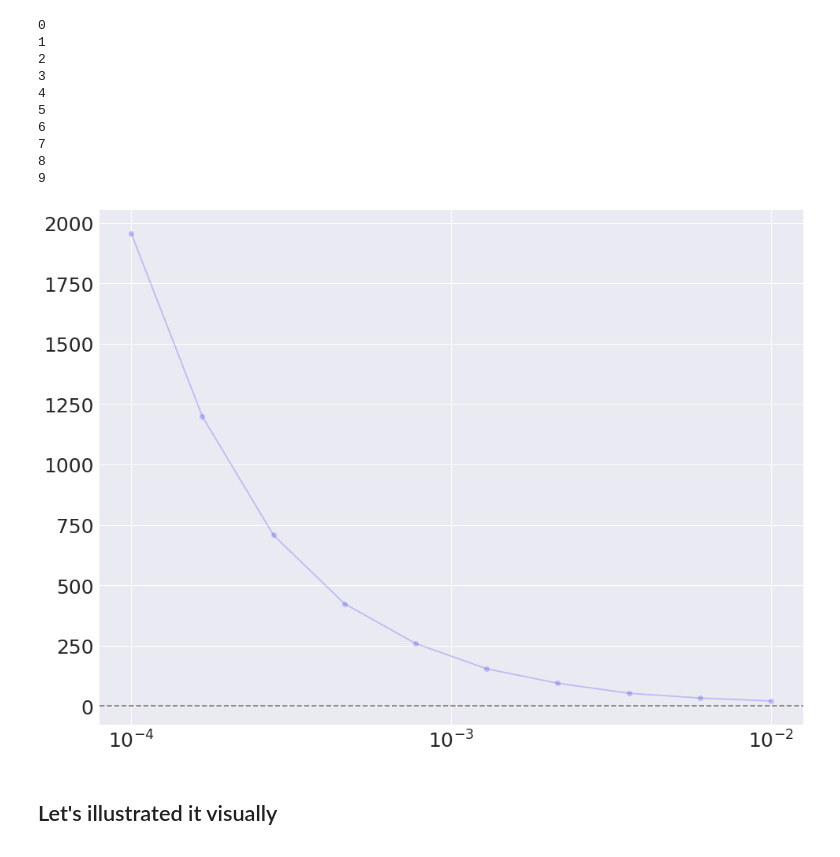
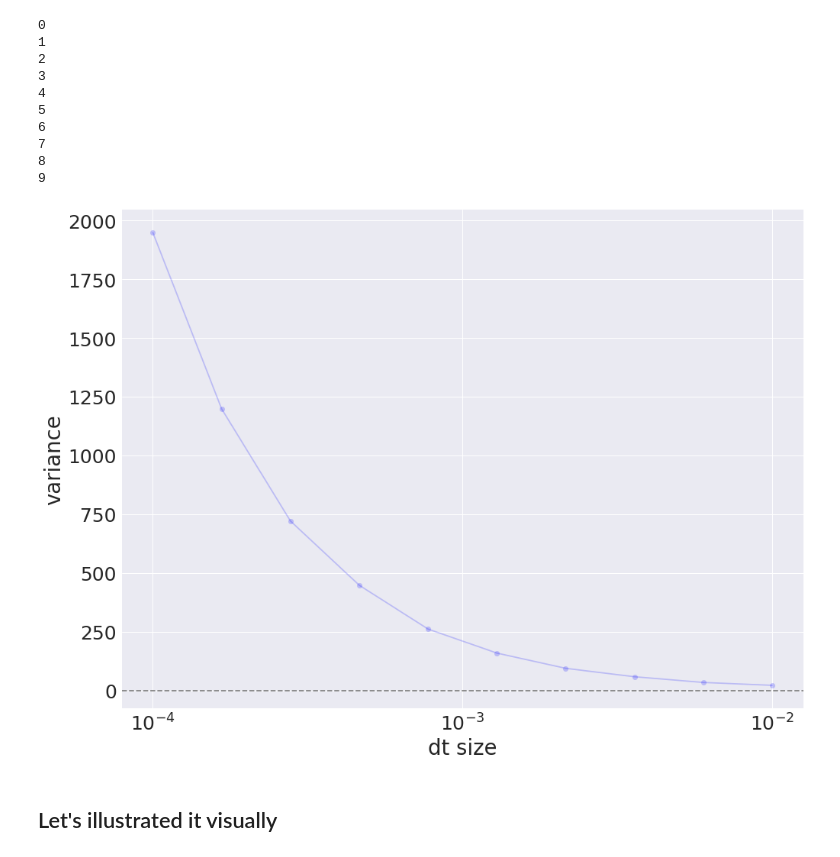
Before and after one commit to h-mayorquin/sequence_learning_paper, a Jupyter notebook: jupyter/Ornstein–Uhlenbeck process simulation.ipynb, the cells around one changed output. Saved outputs shown, nothing was run; the diff lists cells and outputs as text; code cells hidden in the pictures.

```diff
--- a/jupyter/Ornstein–Uhlenbeck process simulation.ipynb
+++ b/jupyter/Ornstein–Uhlenbeck process simulation.ipynb
@@ -139,12 +142,14 @@ for index, dt in enumerate(dt_space):
 # %%
 fig = plt.figure(figsize=(16, 12))
 ax = fig.add_subplot(111)
 
 ax.semilogx(dt_space, variance, 'o-', color='blue', alpha=0.2)
+ax.set_xlabel('dt size')
+ax.set_ylabel('variance')
 ax.axhline(0, ls='--', color='gray')
 ax.axvline(0, ls='--', color='gray');
 # %% [output]
-[figure, old version]
+[figure, new version]
 # %% [markdown]
 ## Let's illustrated it visually
 # %%
```
Also changed, not shown: parts of 5 cells of this notebook, 6 other files.
